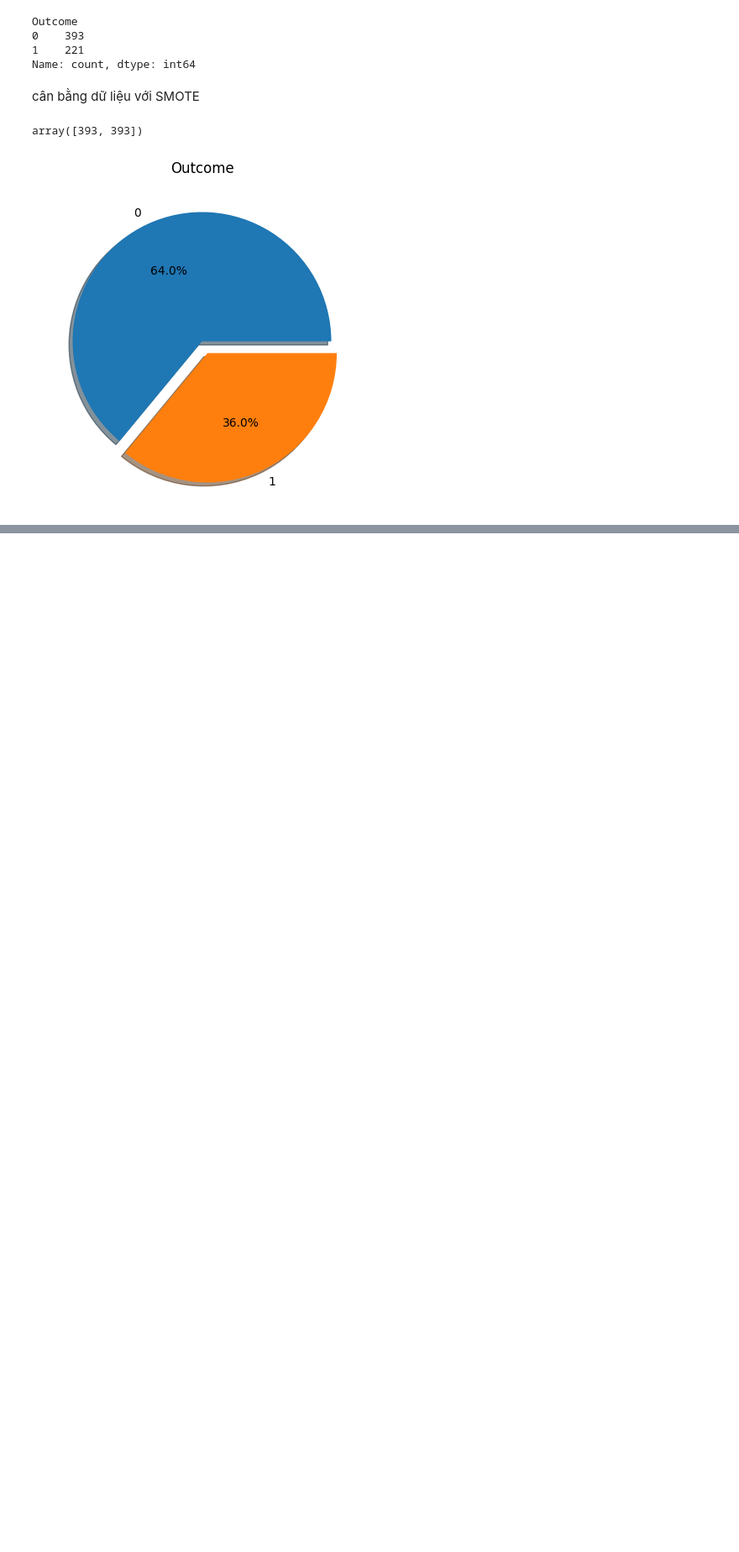
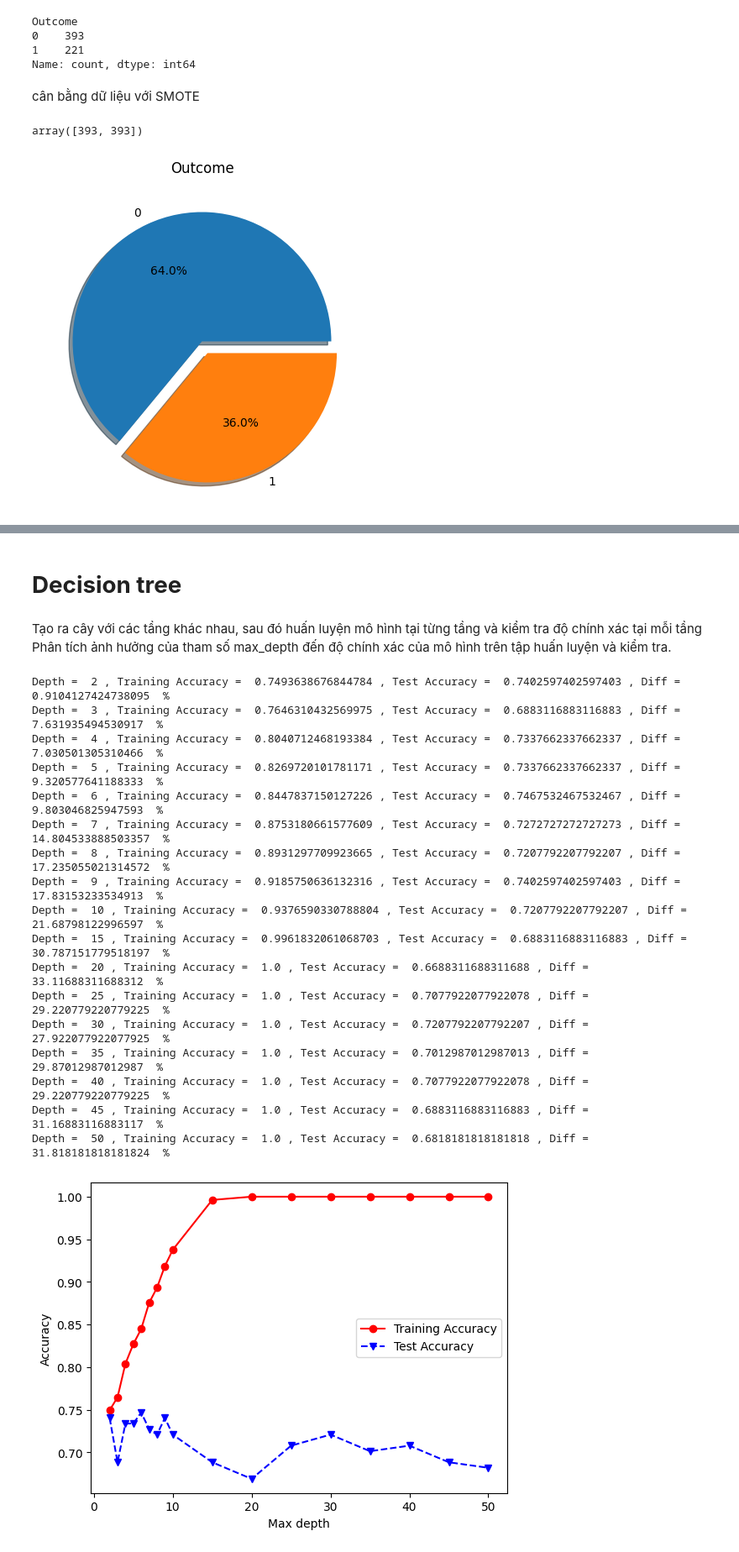
Before and after one commit to MyDung1012/predicts_diabetes_AI, a Jupyter notebook: working with smote.ipynb, the cells around one changed output, grey strips where cells are left out. Shown at 84% size. Drawn from its saved outputs; the diff is of its cells as text; code cells hidden in the pictures; blank space fills up the shorter version.

Commit message:
update full smote 1

```diff
--- a/05_12_2024.ipynb
+++ b/working with smote.ipynb
@@ -220,0 +221,52 @@ plt.show()
+# %% [markdown]
+# **Decision tree**
+# %% [markdown]
+Tạo ra cây với các tầng khác nhau, sau đó huấn luyện mô hình tại từng tầng và kiểm tra độ chính xác tại mỗi tầng
+Phân tích ảnh hưởng của tham số max_depth đến độ chính xác của mô hình trên tập huấn luyện và kiểm tra.
+# %%
+from sklearn import tree
+from sklearn.metrics import accuracy_score
+maxdepths = [2,3,4,5,6,7,8,9,10,15,20,25,30,35,40,45,50]
+trainAcc = np.zeros(len(maxdepths))
+testAcc = np.zeros(len(maxdepths))
+
+index = 0
+for depth in maxdepths:
+    clf = tree.DecisionTreeClassifier(max_depth=depth)
+    clf = clf.fit(X_smote, y_smote)
+    y_predTrain = clf.predict(X_smote)
+    y_predTest = clf.predict(X_test)
+    trainAcc[index] = accuracy_score(y_smote, y_predTrain)
+    testAcc[index] = accuracy_score(y_test, y_predTest)
+    print("Depth = ", depth, ", Training Accuracy = ", trainAcc[index], ", Test Accuracy = ", testAcc[index],
+          ", Diff = ", np.abs((trainAcc[index]-testAcc[index])*100), " %")
+    index += 1
+
+
+#########################################
+# Plot of training and test accuracies
+#########################################
+
+plt.plot(maxdepths,trainAcc,'ro-',maxdepths,testAcc,'bv--')
+plt.legend(['Training Accuracy','Test Accuracy'])
+plt.xlabel('Max depth')
+plt.ylabel('Accuracy');
+# %% [output]
+Depth =  2 , Training Accuracy =  0.7493638676844784 , Test Accuracy =  0.7402597402597403 , Diff =  0.9104127424738095  %
+Depth =  3 , Training Accuracy =  0.7646310432569975 , Test Accuracy =  0.6883116883116883 , Diff =  7.631935494530917  %
+Depth =  4 , Training Accuracy =  0.8040712468193384 , Test Accuracy =  0.7337662337662337 , Diff =  7.030501305310466  %
+Depth =  5 , Training Accuracy =  0.8269720101781171 , Test Accuracy =  0.7337662337662337 , Diff =  9.320577641188333  %
+Depth =  6 , Training Accuracy =  0.8447837150127226 , Test Accuracy =  0.7467532467532467 , Diff =  9.803046825947593  %
+Depth =  7 , Training Accuracy =  0.8753180661577609 , Test Accuracy =  0.7272727272727273 , Diff =  14.804533888503357  %
+Depth =  8 , Training Accuracy =  0.8931297709923665 , Test Accuracy =  0.7207792207792207 , Diff =  17.235055021314572  %
+Depth =  9 , Training Accuracy =  0.9185750636132316 , Test Accuracy =  0.7402597402597403 , Diff =  17.83153233534913  %
+Depth =  10 , Training Accuracy =  0.9376590330788804 , Test Accuracy =  0.7207792207792207 , Diff =  21.68798122996597  %
+Depth =  15 , Training Accuracy =  0.9961832061068703 , Test Accuracy =  0.6883116883116883 , Diff =  30.787151779518197  %
+Depth =  20 , Training Accuracy =  1.0 , Test Accuracy =  0.6688311688311688 , Diff =  33.11688311688312  %
+Depth =  25 , Training Accuracy =  1.0 , Test Accuracy =  0.7077922077922078 , Diff =  29.220779220779225  %
+Depth =  30 , Training Accuracy =  1.0 , Test Accuracy =  0.7207792207792207 , Diff =  27.922077922077925  %
+Depth =  35 , Training Accuracy =  1.0 , Test Accuracy =  0.7012987012987013 , Diff =  29.87012987012987  %
+Depth =  40 , Training Accuracy =  1.0 , Test Accuracy =  0.7077922077922078 , Diff =  29.220779220779225  %
+Depth =  45 , Training Accuracy =  1.0 , Test Accuracy =  0.6883116883116883 , Diff =  31.16883116883117  %
+Depth =  50 , Training Accuracy =  1.0 , Test Accuracy =  0.6818181818181818 , Diff =  31.818181818181824  %
+[figure, added]
```
Also changed, not shown: parts of 15 cells of this notebook.
